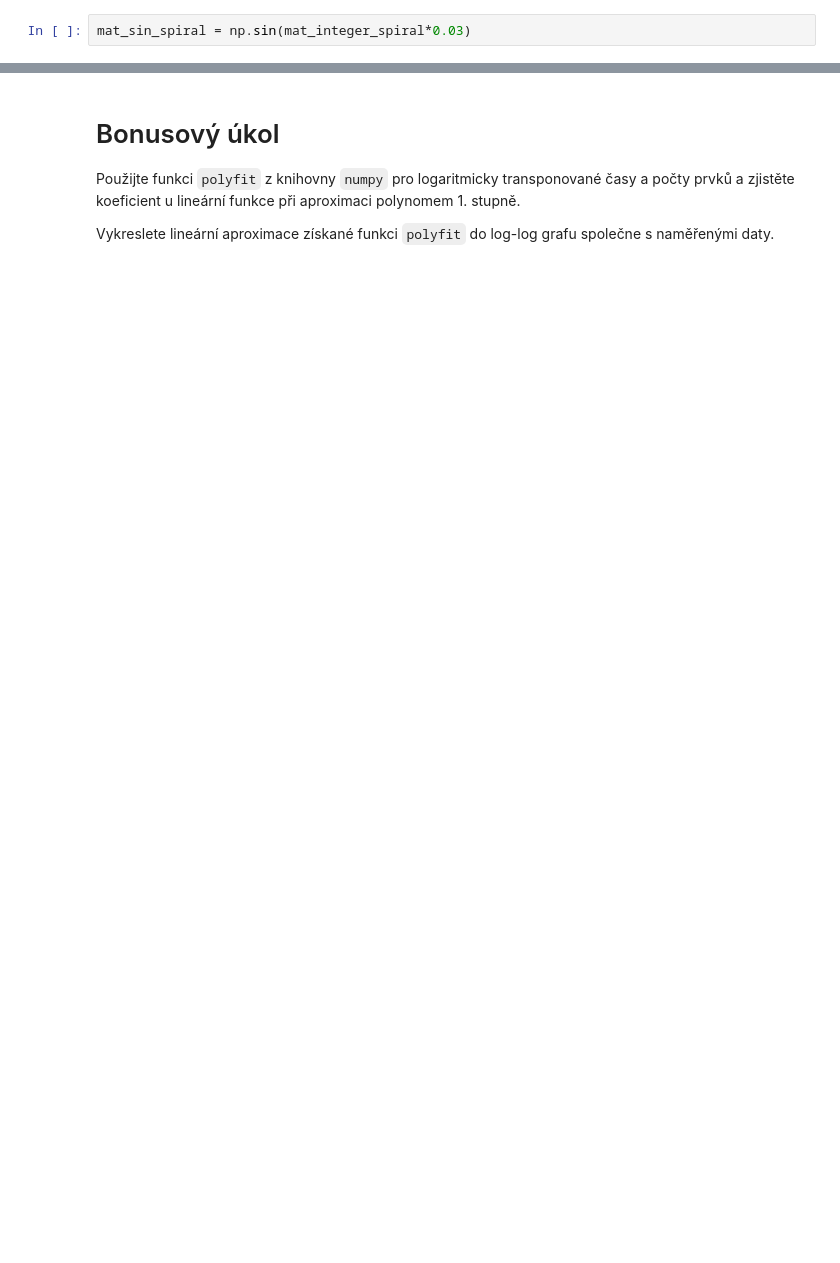
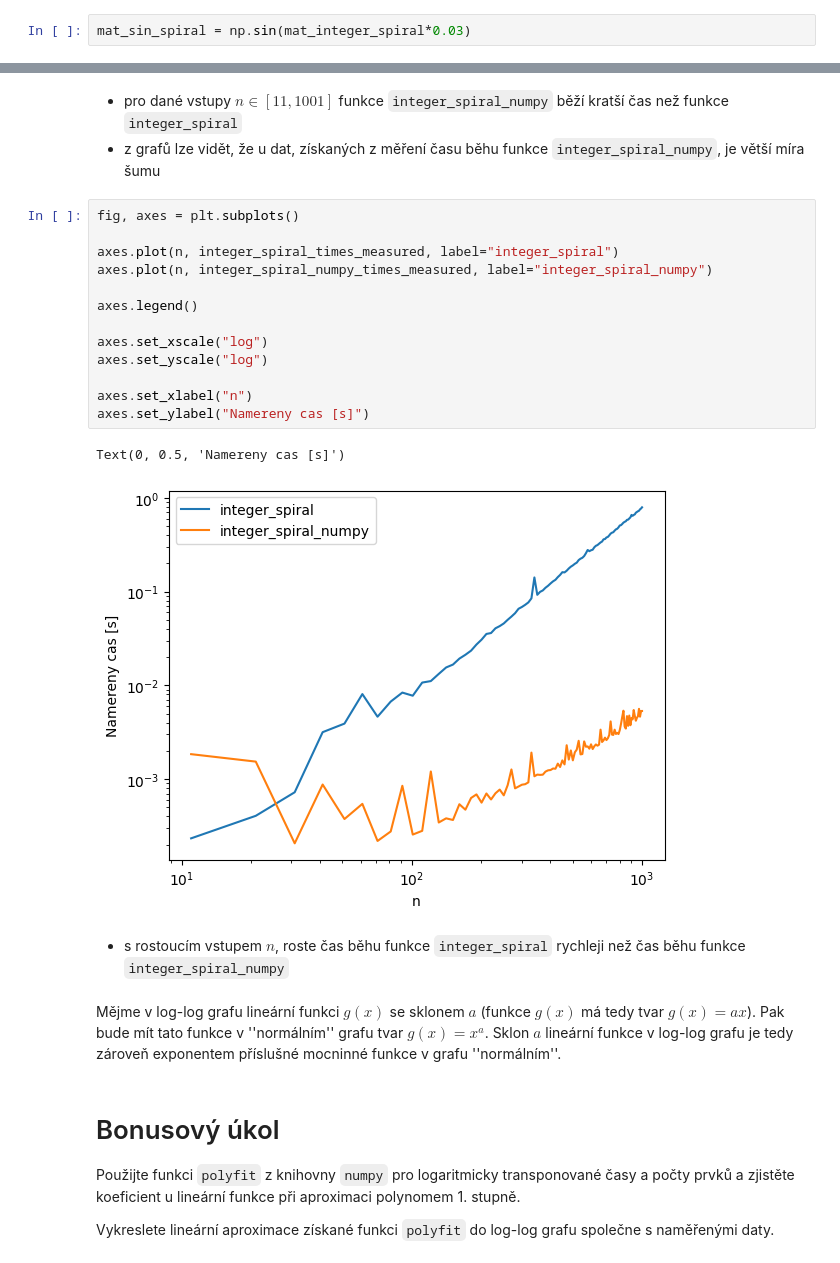
Before and after one commit to nie0056/VVP-L2023-DU, a Jupyter notebook: 04_ukoly.ipynb, the cells around one changed output, grey strips where cells are left out. Drawn from its saved outputs; the diff is of its cells as text; blank space fills up the shorter version.

```diff
--- a/04_ukoly.ipynb
+++ b/04_ukoly.ipynb
@@ -233,3 +235,26 @@ Text(0, 0.5, 'Time measured [ns]')
+# %% [markdown]
+- pro dané vstupy $n \in [11, 1001]$ funkce `integer_spiral_numpy` běží kratší čas než funkce `integer_spiral`
+- z grafů lze vidět, že u dat, získaných z měření času běhu funkce `integer_spiral_numpy`, je větší míra šumu
+# %%
+fig, axes = plt.subplots()
+
+axes.plot(n, integer_spiral_times_measured, label="integer_spiral")
+axes.plot(n, integer_spiral_numpy_times_measured, label="integer_spiral_numpy")
+
+axes.legend()
+
+axes.set_xscale("log")
+axes.set_yscale("log")
+
+axes.set_xlabel("n")
+axes.set_ylabel("Namereny cas [s]")
+# %% [output]
+Text(0, 0.5, 'Namereny cas [s]')
+[figure, added]
+# %% [markdown]
+- s rostoucím vstupem $n$, roste čas běhu funkce `integer_spiral` rychleji než čas běhu funkce `integer_spiral_numpy`
+# %% [markdown]
+Mějme v log-log grafu lineární funkci $g(x)$ se sklonem $a$ (funkce $g(x)$ má tedy tvar $g(x) = ax$). Pak bude mít tato funkce v ''normálním'' grafu tvar $g(x) = x^{a}$. Sklon $a$ lineární funkce v log-log grafu je tedy zároveň exponentem příslušné mocninné funkce v grafu ''normálním''.
 # %% [markdown]
 # Bonusový úkol
 Použijte funkci `polyfit` z knihovny `numpy` pro logaritmicky transponované časy a počty prvků a zjistěte koeficient u lineární funkce při aproximaci polynomem 1. stupně.
```
Also changed, not shown: parts of 8 cells of this notebook.
